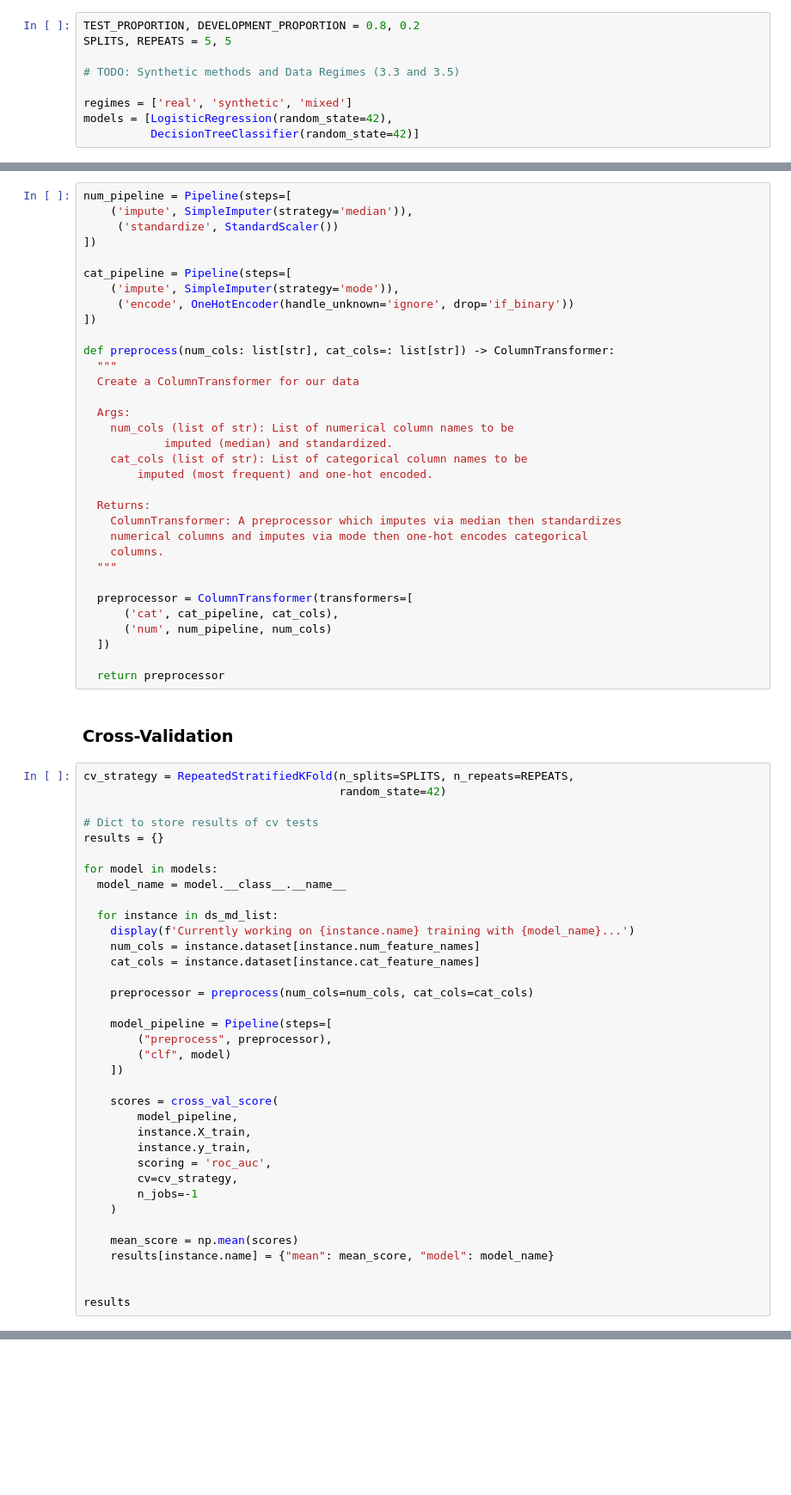
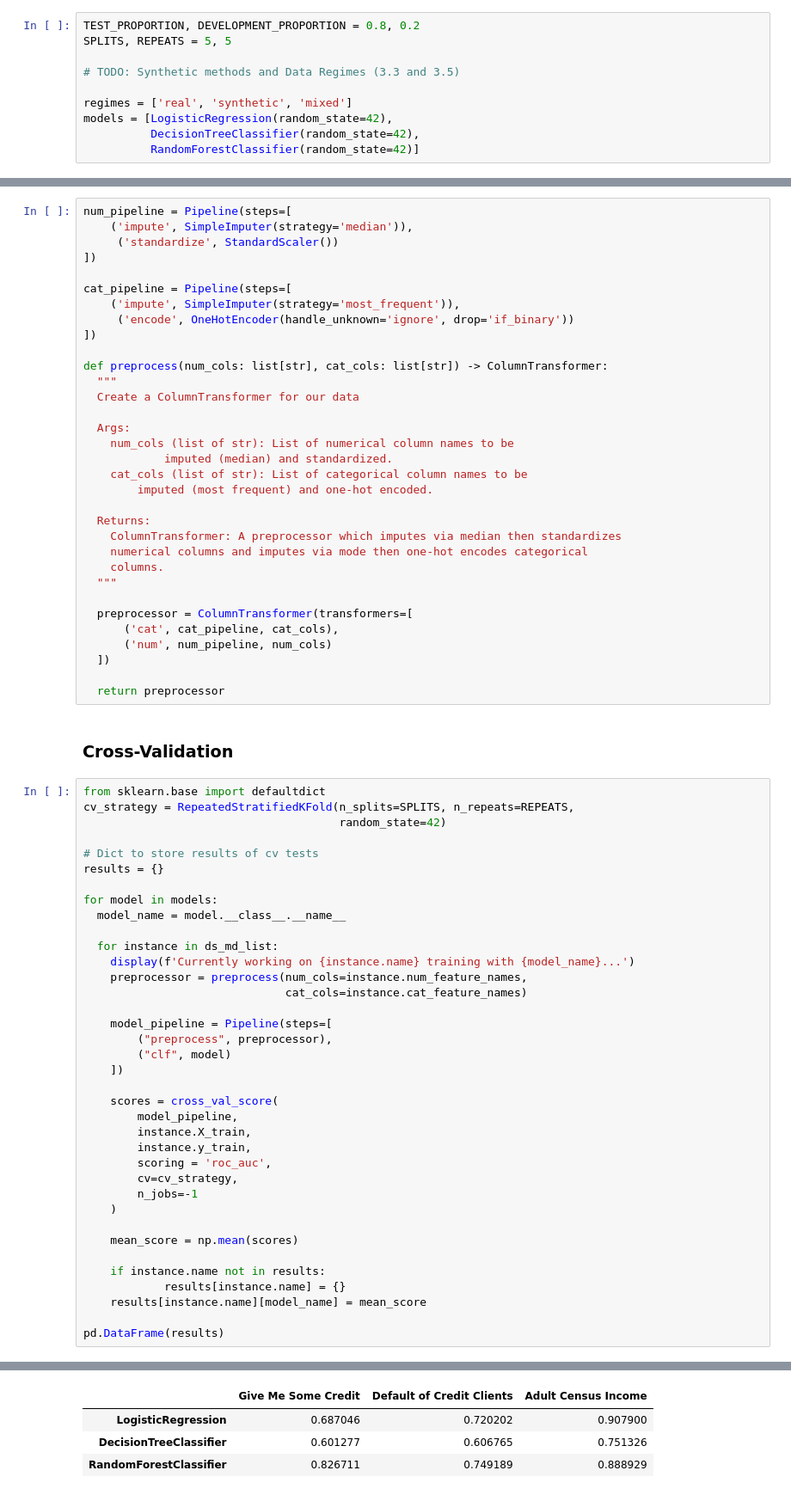
Before and after one commit to DebraBeat/Synthetic-Data-Analysis, a Jupyter notebook: Can_Synthetic_Data_Replace_Real_Data.ipynb, the cells around one changed output, grey strips where cells are left out. Shown at 86% size. Drawn from its saved outputs; the diff is of its cells as text; blank space fills up the shorter version.

Commit message:
Added DatasetMetaData class to iteratively access subsets of training data with ease & Implemented CV

```diff
--- a/Can_Synthetic_Data_Replace_Real_Data.ipynb
+++ b/Can_Synthetic_Data_Replace_Real_Data.ipynb
@@ -343,7 +341,8 @@ SPLITS, REPEATS = 5, 5
 
 regimes = ['real', 'synthetic', 'mixed']
 models = [LogisticRegression(random_state=42),
-          DecisionTreeClassifier(random_state=42)]
+          DecisionTreeClassifier(random_state=42),
+          RandomForestClassifier(random_state=42)]
 # %%
 @dataclass
 class DatasetMetadata:
@@ -438,11 +437,11 @@ num_pipeline = Pipeline(steps=[
 ])
 
 cat_pipeline = Pipeline(steps=[
-    ('impute', SimpleImputer(strategy='mode')),
+    ('impute', SimpleImputer(strategy='most_frequent')),
      ('encode', OneHotEncoder(handle_unknown='ignore', drop='if_binary'))
 ])
 
-def preprocess(num_cols: list[str], cat_cols=: list[str]) -> ColumnTransformer:
+def preprocess(num_cols: list[str], cat_cols: list[str]) -> ColumnTransformer:
   """
   Create a ColumnTransformer for our data
 
@@ -467,6 +466,7 @@ def preprocess(num_cols: list[str], cat_cols=: list[str]) -> ColumnTransformer:
 # %% [markdown]
 ### Cross-Validation
 # %%
+from sklearn.base import defaultdict
 cv_strategy = RepeatedStratifiedKFold(n_splits=SPLITS, n_repeats=REPEATS,
                                       random_state=42)
 
@@ -478,10 +478,8 @@ for model in models:
 
   for instance in ds_md_list:
     display(f'Currently working on {instance.name} training with {model_name}...')
-    num_cols = instance.dataset[instance.num_feature_names]
-    cat_cols = instance.dataset[instance.cat_feature_names]
-
-    preprocessor = preprocess(num_cols=num_cols, cat_cols=cat_cols)
+    preprocessor = preprocess(num_cols=instance.num_feature_names,
+                              cat_cols=instance.cat_feature_names)
 
     model_pipeline = Pipeline(steps=[
         ("preprocess", preprocessor),
@@ -498,9 +496,11 @@ for model in models:
     )
 
     mean_score = np.mean(scores)
-    results[instance.name] = {"mean": mean_score, "model": model_name}
 
+    if instance.name not in results:
+            results[instance.name] = {}
+    results[instance.name][model_name] = mean_score
 
-results
+pd.DataFrame(results)
 # %% [output]
 'Currently working on Give Me Some Credit training with LogisticRegression...'
@@ -510,0 +515,4 @@ You can try to debug the error by setting error_score='raise'.
+|  | Give Me Some Credit | Default of Credit Clients | Adult Census Income |
+| LogisticRegression | 0.687046 | 0.720202 | 0.907900 |
+| DecisionTreeClassifier | 0.601277 | 0.606765 | 0.751326 |
+| RandomForestClassifier | 0.826711 | 0.749189 | 0.888929 |
```
Also changed, not shown: parts of 2 cells of this notebook.
